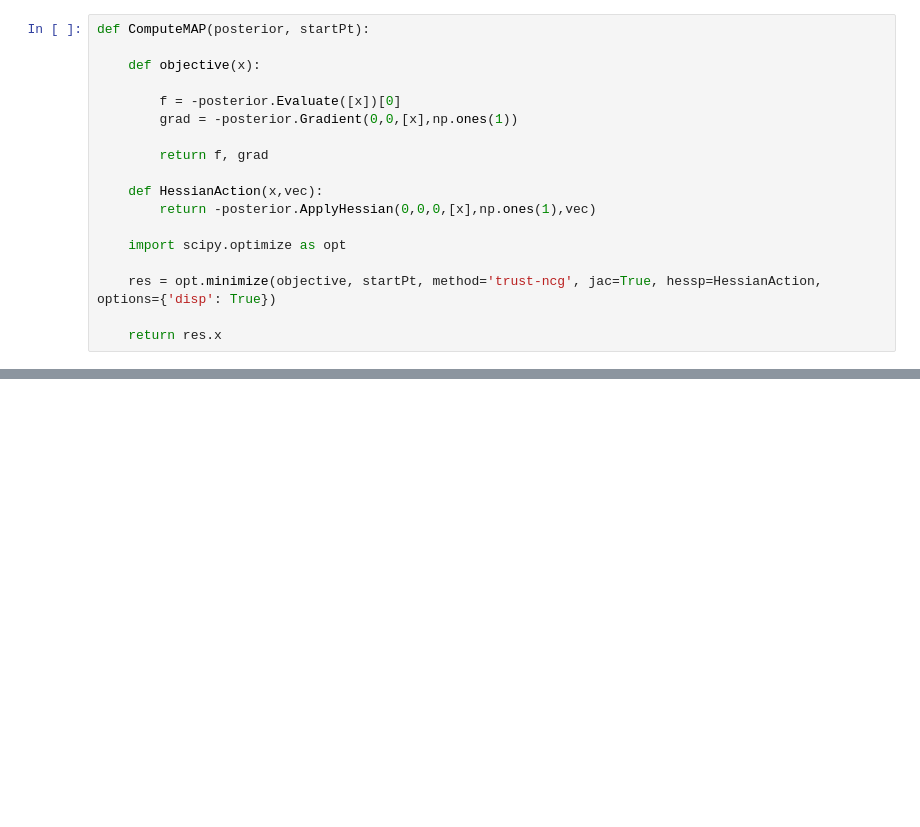
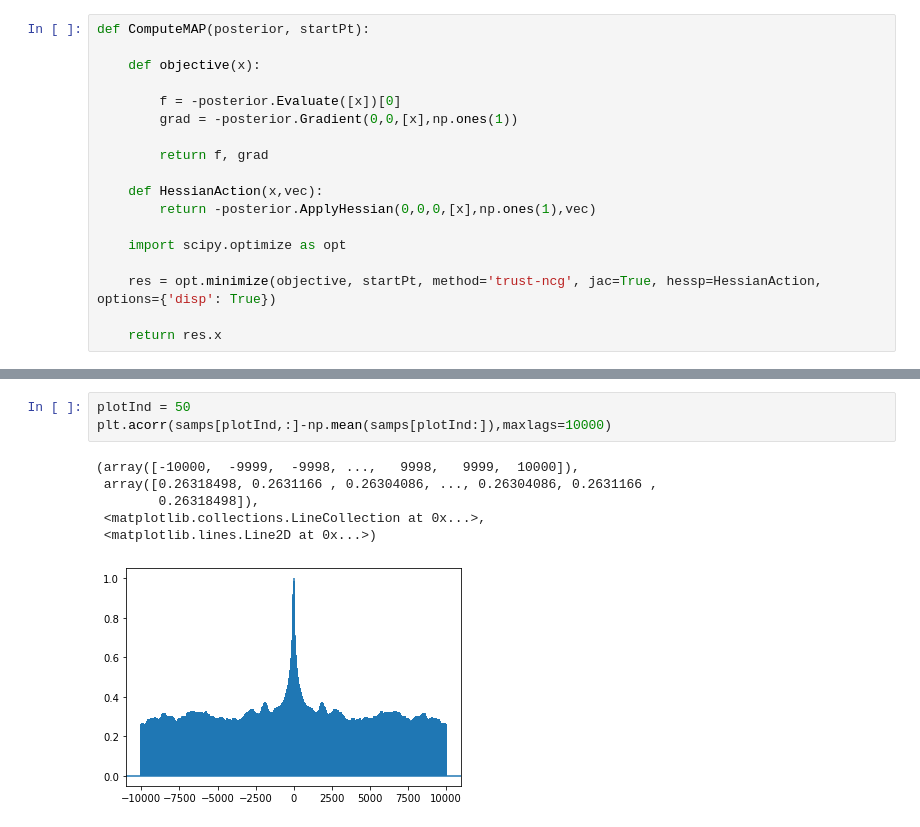
Before and after one commit to NexGenAnalytics/MIT-MUQ, a Jupyter notebook: examples/SamplingAlgorithms/MCMC/EllipticInference/python/EllipticInference.ipynb, the cells around one changed output, grey strips where cells are left out. Drawn from its saved outputs; the diff is of its cells as text; blank space fills up the shorter version.

```diff
--- a/examples/SamplingAlgorithms/MCMC/EllipticInference/python/EllipticInference.ipynb
+++ b/examples/SamplingAlgorithms/MCMC/EllipticInference/python/EllipticInference.ipynb
@@ -255,0 +259,10 @@ DILI Min ESS:  196.78884049347542
+# %%
+plotInd = 50
+plt.acorr(samps[plotInd,:]-np.mean(samps[plotInd:]),maxlags=10000)
+# %% [output]
+(array([-10000,  -9999,  -9998, ...,   9998,   9999,  10000]),
+ array([0.26318498, 0.2631166 , 0.26304086, ..., 0.26304086, 0.2631166 ,
+        0.26318498]),
+ <matplotlib.collections.LineCollection at 0x...>,
+ <matplotlib.lines.Line2D at 0x...>)
+[figure, added]
```
Also changed, not shown: parts of 10 cells of this notebook.
